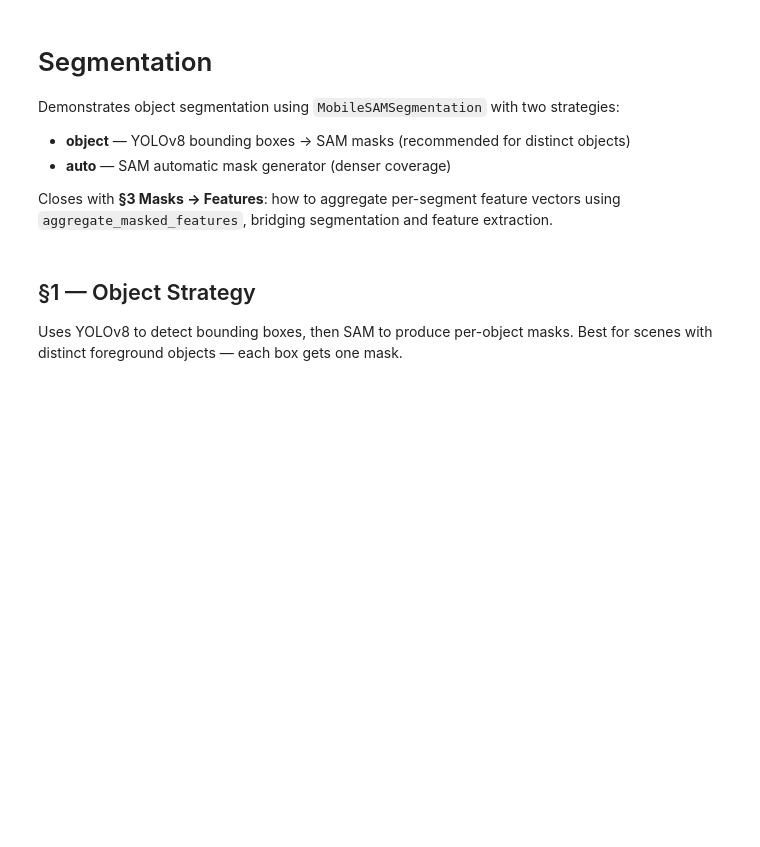
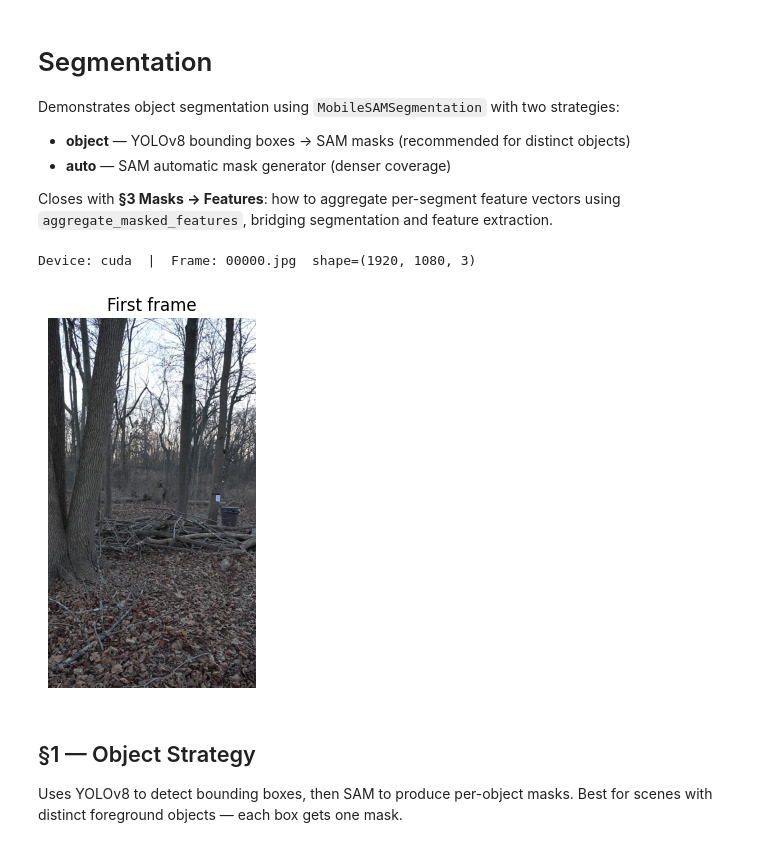
Before and after one commit to BasisResearch/collab-splats, a Jupyter notebook: docs/source/tutorials/04_semantics/segmentation.ipynb, the cells around one changed output. Drawn from its saved outputs; the diff is of its cells as text; code cells hidden in the pictures; blank space fills up the shorter version.

```diff
--- a/docs/source/tutorials/04_semantics/segmentation.ipynb
+++ b/docs/source/tutorials/04_semantics/segmentation.ipynb
@@ -24,22 +24,25 @@ from collab_splats.utils.visualization import overlay_masks, pca_to_rgb
 # %%
 %run ../tutorial_config.py
 
 # ── Configuration ─────────────────────────────────────────────────────────────
 
 
-assert IMAGES.exists() and any(IMAGES.glob("*.jpg")), (
-    f"No images in {IMAGES}. Run 01_preprocessing/keyframe_extraction first."
+assert FRAMES.exists() and any(FRAMES.glob("*.jpg")), (
+    f"No keyframes in {FRAMES}. Run 01_preprocessing/keyframe_extraction first."
 )
 
 device = "cuda" if torch.cuda.is_available() else "cpu"
-frame_path = sorted(IMAGES.glob("*.jpg"))[0]
+frame_path = sorted(FRAMES.glob("*.jpg"))[0]
 frame = np.array(Image.open(frame_path))
 print(f"Device: {device}  |  Frame: {frame_path.name}  shape={frame.shape}")
 
 plt.imshow(frame)
 plt.axis("off")
 plt.title("First frame")
 plt.show()
+# %% [output]
+Device: cuda  |  Frame: 00000.jpg  shape=(1920, 1080, 3)
+[figure, added]
 # %% [markdown]
 ## §1 — Object Strategy
 
```
Also changed, not shown: parts of 5 cells of this notebook, 2 other files.
